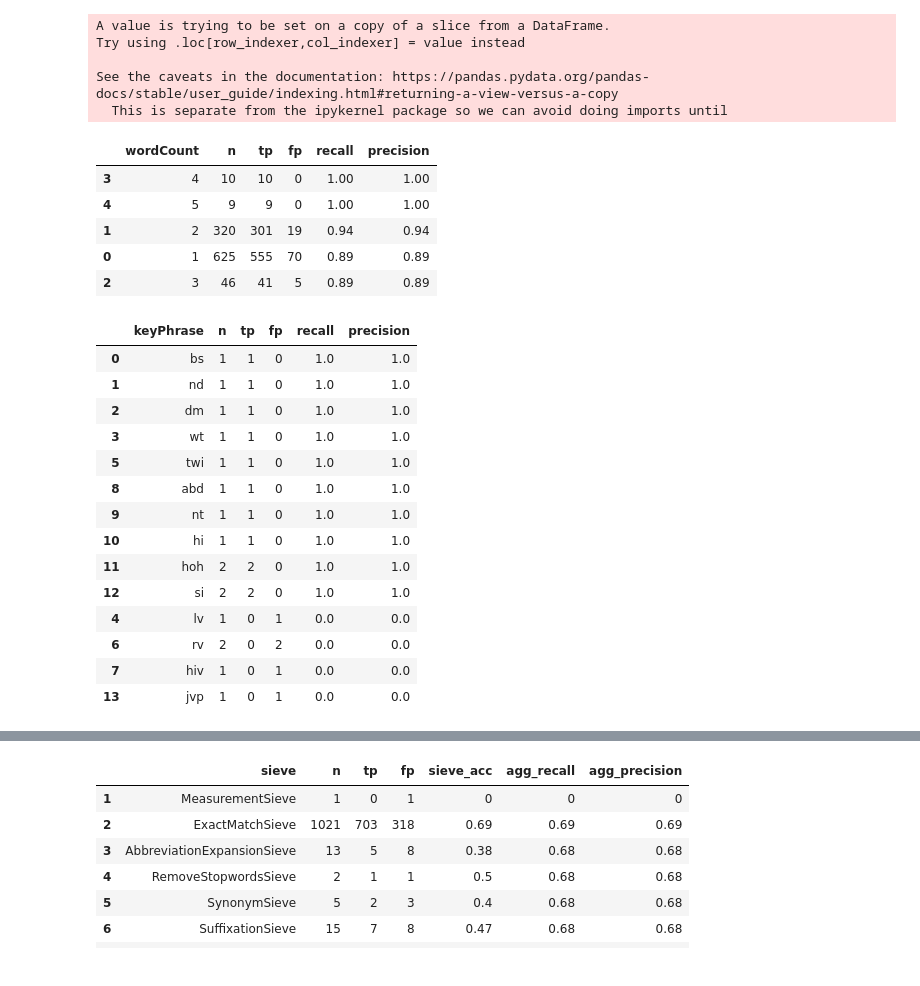
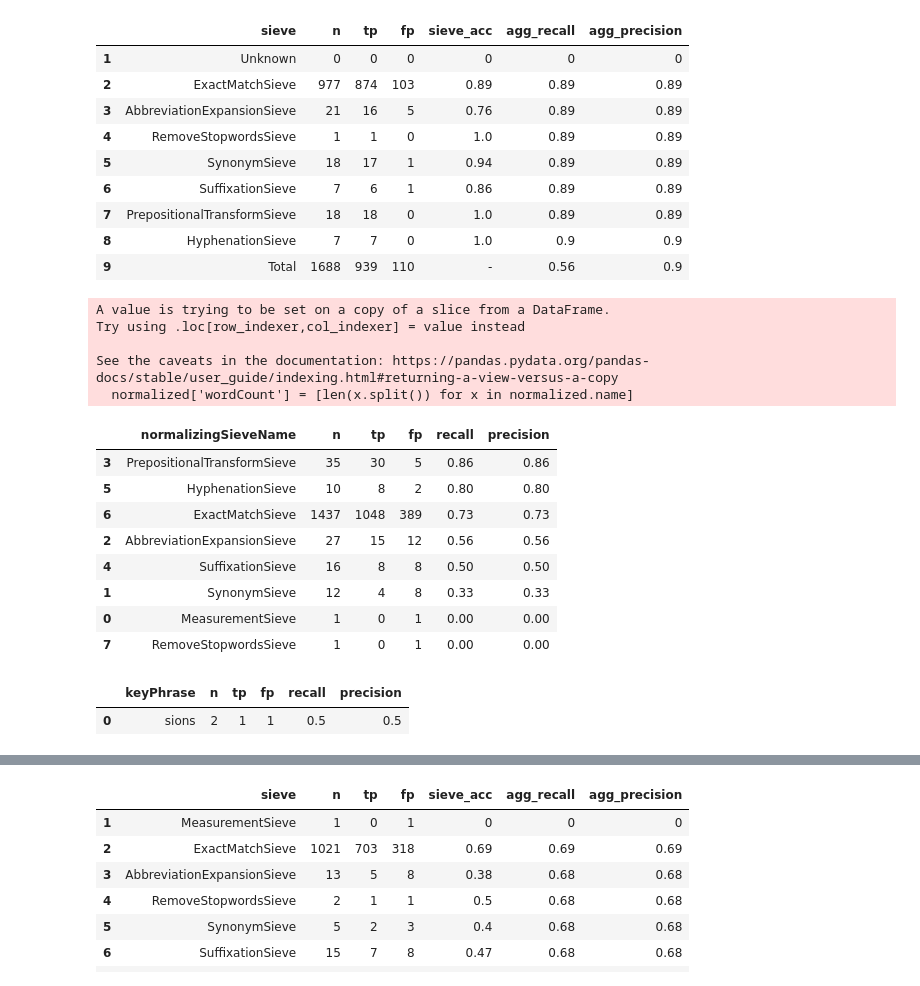
Before and after one commit to etfrenchvcu/disorder-normalizer, a Jupyter notebook: scripts/evaluate.ipynb, the cells around one changed output, grey strips where cells are left out. Drawn from its saved outputs; the diff is of its cells as text; code cells hidden in the pictures.

```diff
--- a/scripts/evaluate.ipynb
+++ b/scripts/evaluate.ipynb
@@ -81,7 +81,7 @@ def sieveResults(results):
 def stratifyByCol(df, col, asc=False):
     "Stratifies the results by given column."
     # If the column is a list, explode list into individual rows
-    if (df.sample(10).applymap(type).mode(0).astype(str) == "<class 'list'>")[col][0]:
+    if (df.sample(10, replace=True).applymap(type).mode(0).astype(str) == "<class 'list'>")[col][0]:
         df = df.explode(col)
 
     rows = []
@@ -94,7 +94,7 @@ def stratifyByCol(df, col, asc=False):
 def stratifyByCols(df, cols, asc=False):
     for col in cols:
         # If the column is a list, explode list into individual rows
-        if (df.sample(10).applymap(type).mode(0).astype(str) == "<class 'list'>")[col][0]:
+        if (df.sample(10, replace=True).applymap(type).mode(0).astype(str) == "<class 'list'>")[col][0]:
             df = df.explode(col)
     return stratifyByCol(df.assign(combined=df[cols].agg('-'.join, axis=1)), 'combined',asc=asc)
 
@@ -124,14 +124,14 @@ results = pd.read_csv(f'../{dataset}-data/output/results.txt',sep='\t')
 
 # Load semantic type map
 cuis = list(set(list(results.goldCui) + list(results.prediction)))
-cuiType = readCuiType(cuis)
+# cuiType = readCuiType(cuis)
 
 # Create analysis dataframe
 cols = ['normalized','normalizingSource','normalizingSieveName','name','prediction','goldCui','normalizingName','keyPhrase','filename','snippet']
 analysis = results[cols]
 analysis = analysis.assign(goldNames=[['CUI-less'] if c=='CUI-less' else cuiName[c] if c in cuiName else ['Missing'] for c in results.goldCui])
-analysis = analysis.assign(predTypes=[cuiType[c] if c in cuiType else ['Missing'] for c in results.prediction])
-analysis = analysis.assign(goldTypes=[cuiType[c] if c in cuiType else ['Missing'] for c in results.goldCui])
+# analysis = analysis.assign(predTypes=[cuiType[c] if c in cuiType else ['Missing'] for c in results.prediction])
+# analysis = analysis.assign(goldTypes=[cuiType[c] if c in cuiType else ['Missing'] for c in results.goldCui])
 
 # Sanity checks
 # assert len(analysis[analysis.normalized & (analysis.predTypes=='Missing')])==0, 'Predicted CUI missing ST'
@@ -154,10 +155,23 @@ Wall time: 8.55 s
+# %%
+sieveResults(results)
+# %% [output]
+|  | sieve | n | tp | fp | sieve_acc | agg_recall | agg_precision |
+| 1 | Unknown | 0 | 0 | 0 | 0 | 0 | 0 |
+| 2 | ExactMatchSieve | 977 | 874 | 103 | 0.89 | 0.89 | 0.89 |
+| 3 | AbbreviationExpansionSieve | 21 | 16 | 5 | 0.76 | 0.89 | 0.89 |
+| 4 | RemoveStopwordsSieve | 1 | 1 | 0 | 1.0 | 0.89 | 0.89 |
+| 5 | SynonymSieve | 18 | 17 | 1 | 0.94 | 0.89 | 0.89 |
+| 6 | SuffixationSieve | 7 | 6 | 1 | 0.86 | 0.89 | 0.89 |
+| 7 | PrepositionalTransformSieve | 18 | 18 | 0 | 1.0 | 0.89 | 0.89 |
+| 8 | HyphenationSieve | 7 | 7 | 0 | 1.0 | 0.9 | 0.9 |
+| 9 | Total | 1688 | 939 | 110 | - | 0.56 | 0.9 |
 # %%
 # Stratify performance by column
 normalized = analysis[analysis.normalized]
 normalized['wordCount'] = [len(x.split()) for x in normalized.name]
 stratifyByCol(normalized, 'normalizingSource')
 stratifyByCol(normalized, 'normalizingSieveName')
-stratifyByCol(normalized, 'wordCount')
+# stratifyByCol(normalized, 'wordCount')
 # stratifyByCols(normalized, ['normalizingSource','normalizingSieveName'])
 # display(stratifyByCols(normalized, ['predTypes','goldTypes']))
 # stratifyByCol(analysis, 'predTypes', asc=True)
@@ -167,30 +181,19 @@ A value is trying to be set on a copy of a slice from a DataFrame.
 Try using .loc[row_indexer,col_indexer] = value instead
 
 See the caveats in the documentation: https://pandas.pydata.org/pandas-docs/stable/user_guide/indexing.html#returning-a-view-versus-a-copy
-  This is separate from the ipykernel package so we can avoid doing imports until
+  normalized['wordCount'] = [len(x.split()) for x in normalized.name]
-|  | wordCount | n | tp | fp | recall | precision |
-| 3 | 4 | 10 | 10 | 0 | 1.00 | 1.00 |
-| 4 | 5 | 9 | 9 | 0 | 1.00 | 1.00 |
-| 1 | 2 | 320 | 301 | 19 | 0.94 | 0.94 |
-| 0 | 1 | 625 | 555 | 70 | 0.89 | 0.89 |
-| 2 | 3 | 46 | 41 | 5 | 0.89 | 0.89 |
+|  | normalizingSieveName | n | tp | fp | recall | precision |
+| 3 | PrepositionalTransformSieve | 35 | 30 | 5 | 0.86 | 0.86 |
+| 5 | HyphenationSieve | 10 | 8 | 2 | 0.80 | 0.80 |
+| 6 | ExactMatchSieve | 1437 | 1048 | 389 | 0.73 | 0.73 |
+| 2 | AbbreviationExpansionSieve | 27 | 15 | 12 | 0.56 | 0.56 |
+| 4 | SuffixationSieve | 16 | 8 | 8 | 0.50 | 0.50 |
+| 1 | SynonymSieve | 12 | 4 | 8 | 0.33 | 0.33 |
+| 0 | MeasurementSieve | 1 | 0 | 1 | 0.00 | 0.00 |
+| 7 | RemoveStopwordsSieve | 1 | 0 | 1 | 0.00 | 0.00 |
 # %%
-stratifyByCol(normalized[normalized.normalizingSieveName=='AbbreviationExpansionSieve'], 'keyPhrase')
-# nameCui['stepoff']
+stratifyByCol(normalized[normalized.normalizingSieveName=='SuffixationSieve'], 'keyPhrase')
 # %% [output]
 |  | keyPhrase | n | tp | fp | recall | precision |
-| 0 | bs | 1 | 1 | 0 | 1.0 | 1.0 |
-| 1 | nd | 1 | 1 | 0 | 1.0 | 1.0 |
-| 2 | dm | 1 | 1 | 0 | 1.0 | 1.0 |
-| 3 | wt | 1 | 1 | 0 | 1.0 | 1.0 |
-| 5 | twi | 1 | 1 | 0 | 1.0 | 1.0 |
-| 8 | abd | 1 | 1 | 0 | 1.0 | 1.0 |
-| 9 | nt | 1 | 1 | 0 | 1.0 | 1.0 |
-| 10 | hi | 1 | 1 | 0 | 1.0 | 1.0 |
-| 11 | hoh | 2 | 2 | 0 | 1.0 | 1.0 |
-| 12 | si | 2 | 2 | 0 | 1.0 | 1.0 |
-| 4 | lv | 1 | 0 | 1 | 0.0 | 0.0 |
-| 6 | rv | 2 | 0 | 2 | 0.0 | 0.0 |
-| 7 | hiv | 1 | 0 | 1 | 0.0 | 0.0 |
-| 13 | jvp | 1 | 0 | 1 | 0.0 | 0.0 |
+| 0 | sions | 2 | 1 | 1 | 0.5 | 0.5 |
 # %%
```
Also changed, not shown: parts of 4 cells of this notebook, 9 other files.
